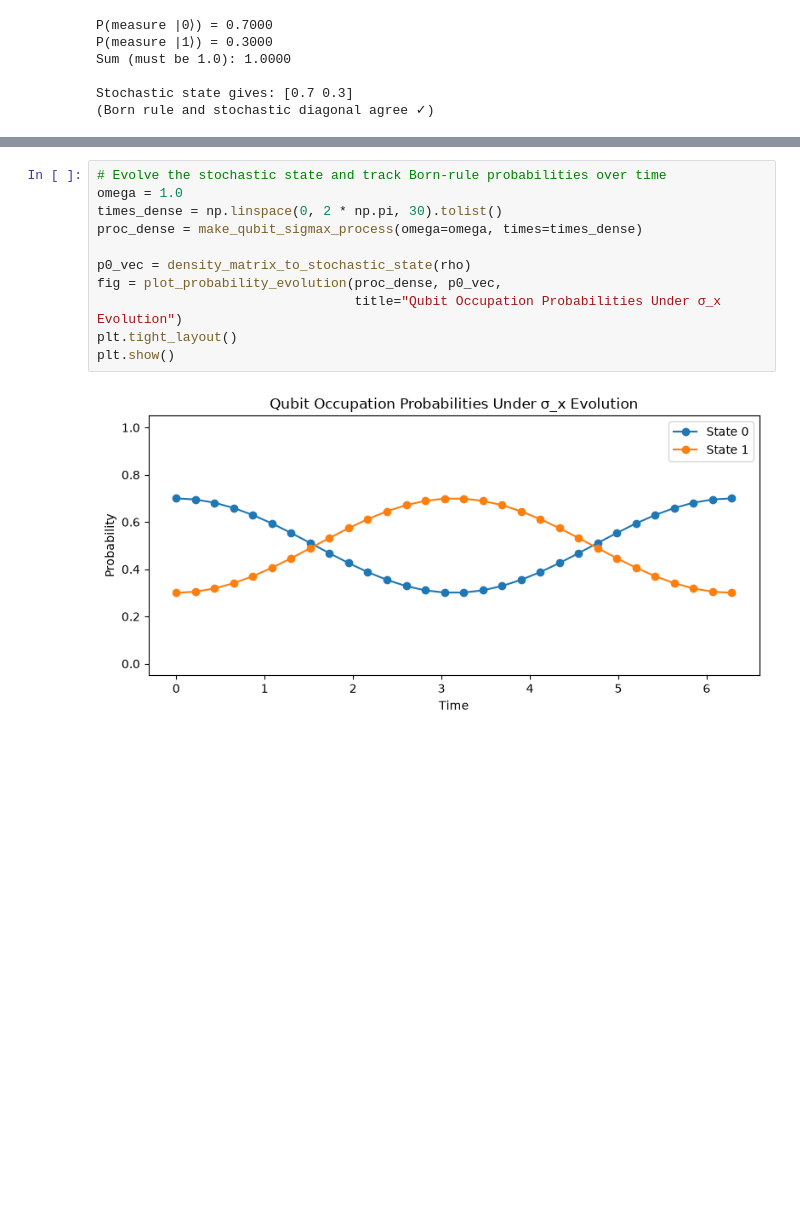
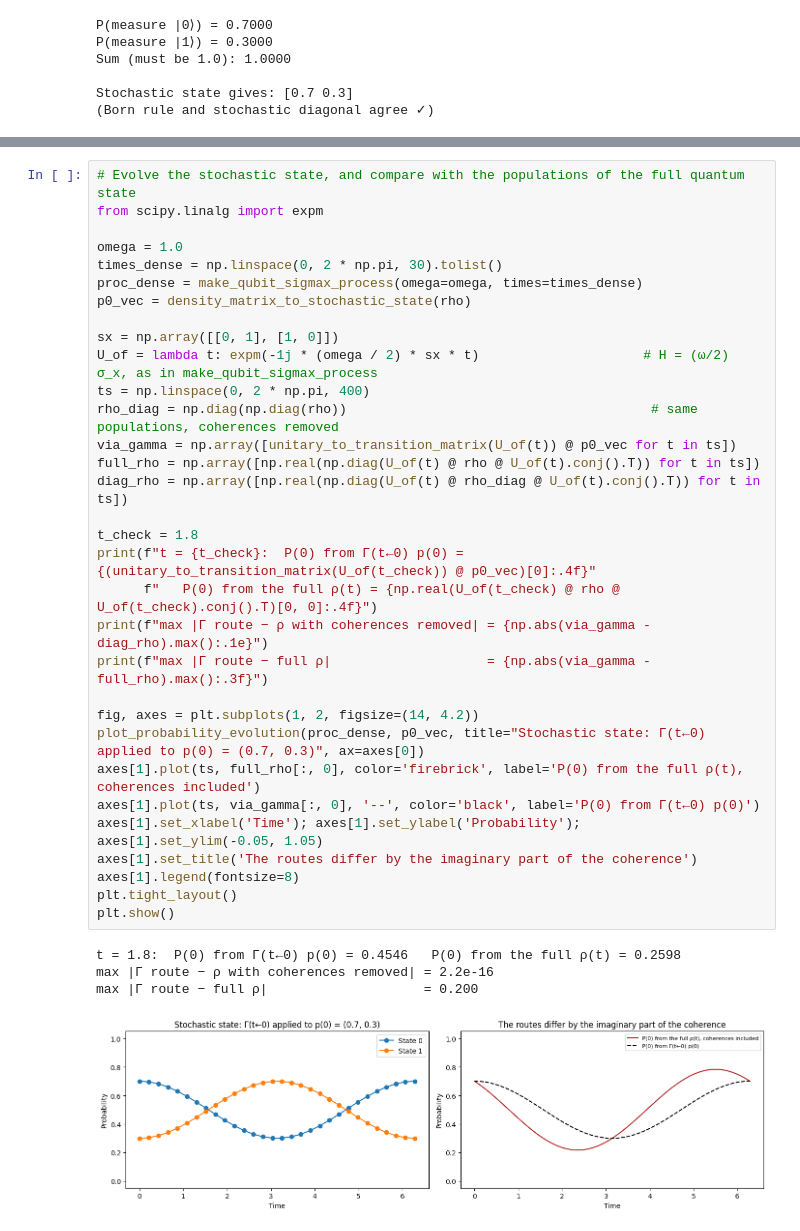
Before and after one commit to mrklaney/isp-lab, a Jupyter notebook: notebooks/04_quantum_emergence_annotated.ipynb, the cells around one changed output, grey strips where cells are left out. Drawn from its saved outputs; the diff is of its cells as text; blank space fills up the shorter version.

```diff
--- a/notebooks/04_quantum_emergence_annotated.ipynb
+++ b/notebooks/04_quantum_emergence_annotated.ipynb
@@ -436,13 +798,37 @@ Stochastic state gives: [0.7 0.3]
 # %%
-# Evolve the stochastic state and track Born-rule probabilities over time
+# Evolve the stochastic state, and compare with the populations of the full quantum state
+from scipy.linalg import expm
+
 omega = 1.0
 times_dense = np.linspace(0, 2 * np.pi, 30).tolist()
 proc_dense = make_qubit_sigmax_process(omega=omega, times=times_dense)
+p0_vec = density_matrix_to_stochastic_state(rho)
 
-p0_vec = density_matrix_to_stochastic_state(rho)
-fig = plot_probability_evolution(proc_dense, p0_vec,
-                                 title="Qubit Occupation Probabilities Under σ_x Evolution")
+sx = np.array([[0, 1], [1, 0]])
+U_of = lambda t: expm(-1j * (omega / 2) * sx * t)                     # H = (ω/2) σ_x, as in make_qubit_sigmax_process
+ts = np.linspace(0, 2 * np.pi, 400)
+rho_diag = np.diag(np.diag(rho))                                       # same populations, coherences removed
+via_gamma = np.array([unitary_to_transition_matrix(U_of(t)) @ p0_vec for t in ts])
+full_rho = np.array([np.real(np.diag(U_of(t) @ rho @ U_of(t).conj().T)) for t in ts])
+diag_rho = np.array([np.real(np.diag(U_of(t) @ rho_diag @ U_of(t).conj().T)) for t in ts])
+
+t_check = 1.8
+print(f"t = {t_check}:  P(0) from Γ(t←0) p(0) = {(unitary_to_transition_matrix(U_of(t_check)) @ p0_vec)[0]:.4f}"
+      f"   P(0) from the full ρ(t) = {np.real(U_of(t_check) @ rho @ U_of(t_check).conj().T)[0, 0]:.4f}")
+print(f"max |Γ route − ρ with coherences removed| = {np.abs(via_gamma - diag_rho).max():.1e}")
+print(f"max |Γ route − full ρ|                    = {np.abs(via_gamma - full_rho).max():.3f}")
+
+fig, axes = plt.subplots(1, 2, figsize=(14, 4.2))
+plot_probability_evolution(proc_dense, p0_vec, title="Stochastic state: Γ(t←0) applied to p(0) = (0.7, 0.3)", ax=axes[0])
+axes[1].plot(ts, full_rho[:, 0], color='firebrick', label='P(0) from the full ρ(t), coherences included')
+axes[1].plot(ts, via_gamma[:, 0], '--', color='black', label='P(0) from Γ(t←0) p(0)')
+axes[1].set_xlabel('Time'); axes[1].set_ylabel('Probability'); axes[1].set_ylim(-0.05, 1.05)
+axes[1].set_title('The routes differ by the imaginary part of the coherence')
+axes[1].legend(fontsize=8)
 plt.tight_layout()
 plt.show()
 # %% [output]
+t = 1.8:  P(0) from Γ(t←0) p(0) = 0.4546   P(0) from the full ρ(t) = 0.2598
+max |Γ route − ρ with coherences removed| = 2.2e-16
+max |Γ route − full ρ|                    = 0.200
-[figure, old version]
+[figure, new version]
```
Also changed, not shown: parts of 32 cells of this notebook, 32 other files.
